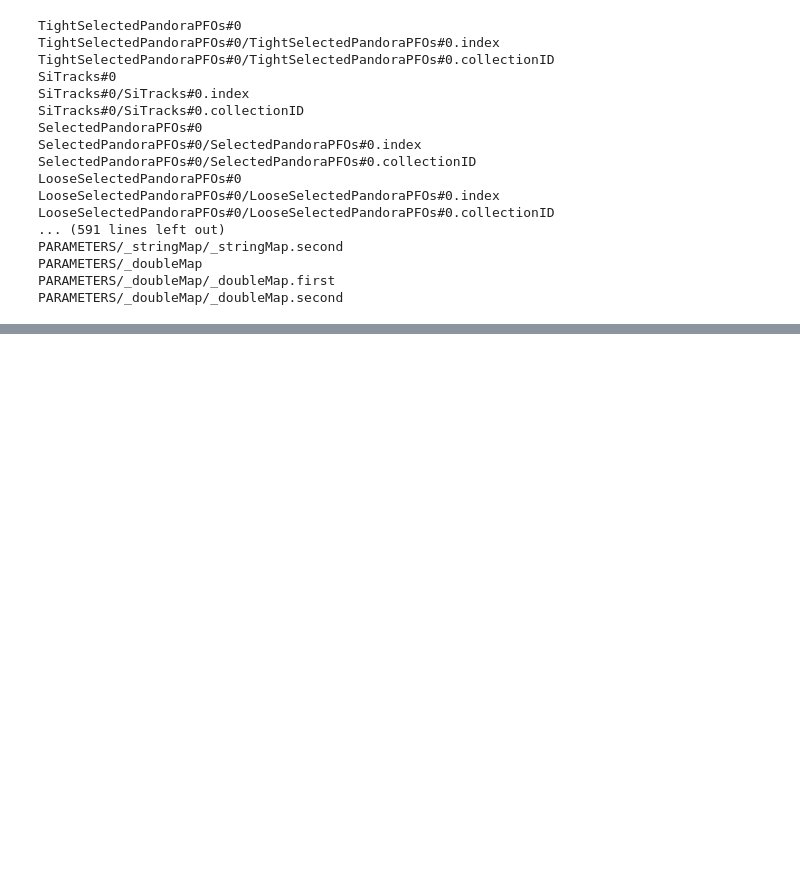
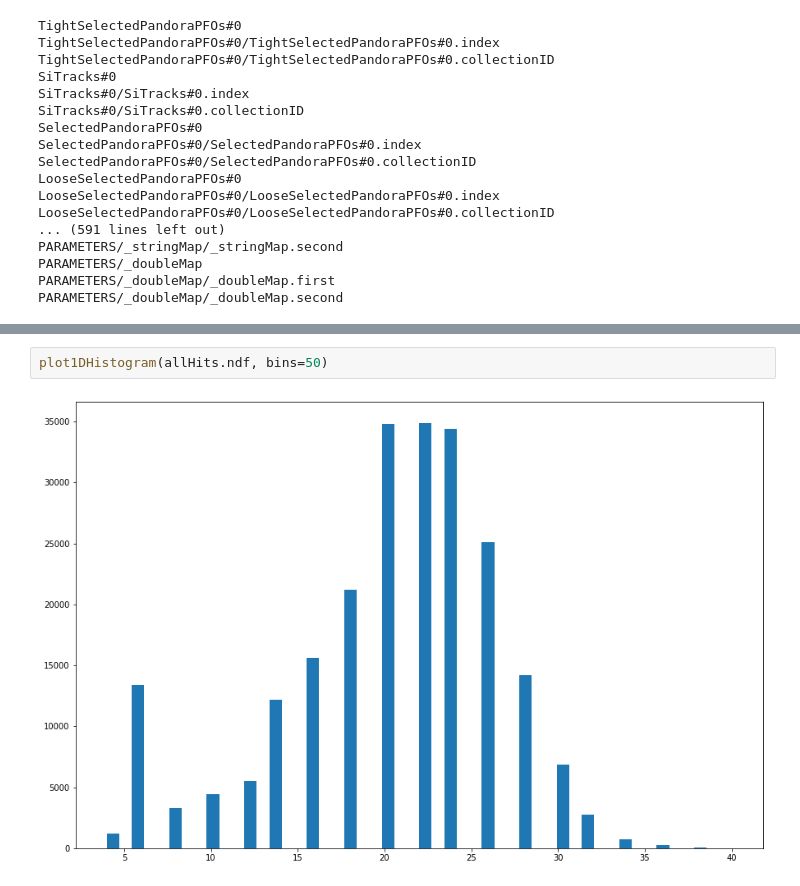
Before and after one commit to Isaac-Hirsch/mucol_plotting_scripts, a Jupyter notebook: macros/AllTracks_Analysis.ipynb, the cells around one changed output, grey strips where cells are left out. Drawn from its saved outputs; the diff is of its cells as text; blank space fills up the shorter version.

```diff
--- a/macros/AllTracks_Analysis.ipynb
+++ b/macros/AllTracks_Analysis.ipynb
@@ -37,0 +143,4 @@ tree = uproot.concatenate("/Users/isaac/Downloads/muonGun_reco_*.root:events",fi
+# %%
+plot1DHistogram(allHits.ndf, bins=50)
+# %% [output]
+[figure, added]
```
Also changed, not shown: parts of 32 cells of this notebook, 3 other files.
